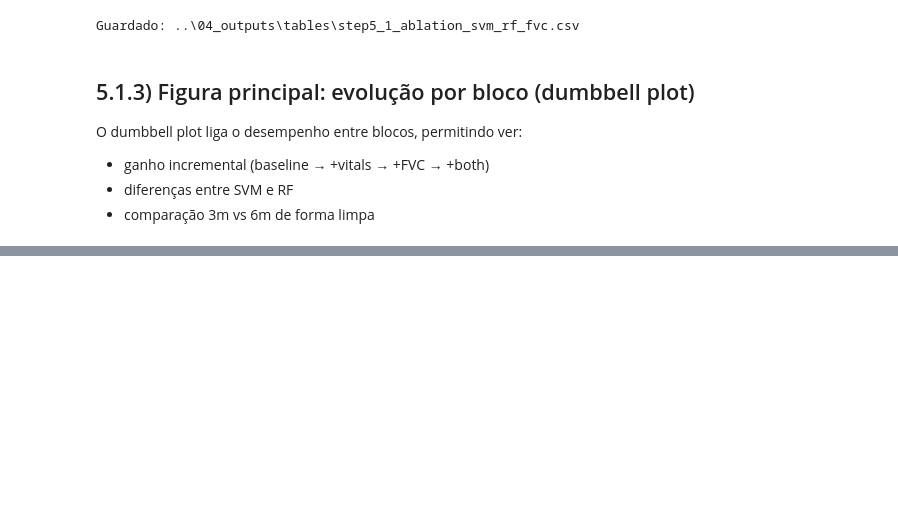
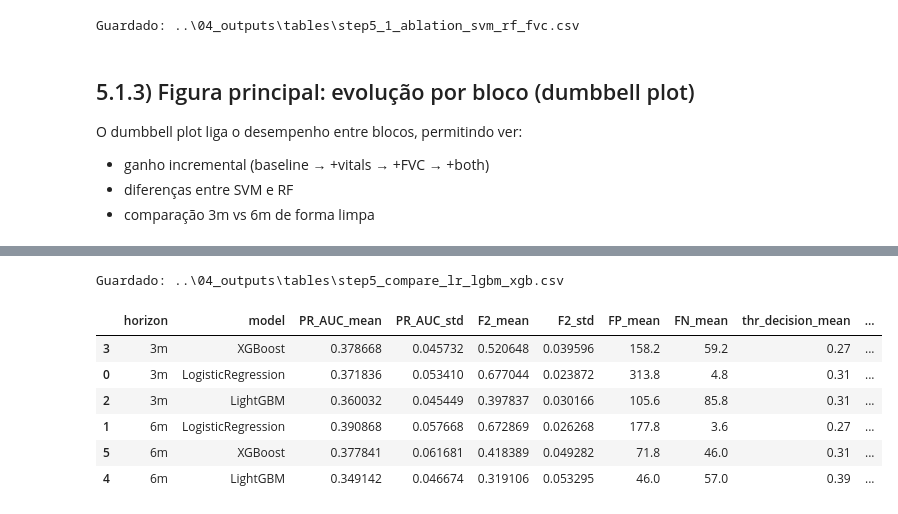
Before and after one commit to NotAnnieMore/ALSThesis, a Jupyter notebook: 02_notebooks/03_step5_train_models.ipynb, the cells around one changed output, grey strips where cells are left out. Drawn from its saved outputs; the diff is of its cells as text; code cells hidden in the pictures; blank space fills up the shorter version.

```diff
--- a/02_notebooks/03_step5_train_models.ipynb
+++ b/02_notebooks/03_step5_train_models.ipynb
@@ -1117,0 +1417,47 @@ Guardado: ..\04_outputs\tables\step5_logreg_results.csv
+# %%
+import os
+import pandas as pd
+
+# paths (ajusta se os teus OUT_TABLES forem diferentes)
+lr_path   = os.path.join(OUT_TABLES, "step5_logreg_results.csv")
+gbdt_path = os.path.join(OUT_TABLES, "step5_gbdt_results.csv")
+
+lr = pd.read_csv(lr_path)
+gbdt = pd.read_csv(gbdt_path)
+
+# Normalizar nome do modelo LR (para ficar bonito)
+lr["model"] = lr["model"].replace({"LogReg_balanced": "LogisticRegression"})
+
+# Garantir que as colunas existem (dependendo de como guardaste LR)
+keep_cols = [
+    "horizon", "model",
+    "PR_AUC_mean", "PR_AUC_std",
+    "F2_mean", "F2_std",
+    "FP_mean", "FN_mean",
+    "thr_decision_mean", "thr_decision_std"
+]
+
+# Alguns CSVs podem ter colunas extra; filtramos só as necessárias
+lr_sub = lr[[c for c in keep_cols if c in lr.columns]].copy()
+gbdt_sub = gbdt[[c for c in keep_cols if c in gbdt.columns]].copy()
+
+combined = pd.concat([lr_sub, gbdt_sub], ignore_index=True)
+
+# Ordenar para leitura
+combined = combined.sort_values(["horizon", "PR_AUC_mean"], ascending=[True, False])
+
+# Guardar tabela final
+out_csv = os.path.join(OUT_TABLES, "step5_compare_lr_lgbm_xgb.csv")
+combined.to_csv(out_csv, index=False)
+
+print("Guardado:", out_csv)
+combined
+# %% [output]
+Guardado: ..\04_outputs\tables\step5_compare_lr_lgbm_xgb.csv
+|  | horizon | model | PR_AUC_mean | PR_AUC_std | F2_mean | F2_std | FP_mean | FN_mean | thr_decision_mean | ... |
+| 3 | 3m | XGBoost | 0.378668 | 0.045732 | 0.520648 | 0.039596 | 158.2 | 59.2 | 0.27 | ... |
+| 0 | 3m | LogisticRegression | 0.371836 | 0.053410 | 0.677044 | 0.023872 | 313.8 | 4.8 | 0.31 | ... |
+| 2 | 3m | LightGBM | 0.360032 | 0.045449 | 0.397837 | 0.030166 | 105.6 | 85.8 | 0.31 | ... |
+| 1 | 6m | LogisticRegression | 0.390868 | 0.057668 | 0.672869 | 0.026268 | 177.8 | 3.6 | 0.27 | ... |
+| 5 | 6m | XGBoost | 0.377841 | 0.061681 | 0.418389 | 0.049282 | 71.8 | 46.0 | 0.31 | ... |
+| 4 | 6m | LightGBM | 0.349142 | 0.046674 | 0.319106 | 0.053295 | 46.0 | 57.0 | 0.39 | ... |
```
Also changed, not shown: parts of 23 cells of this notebook, 3 other files.
